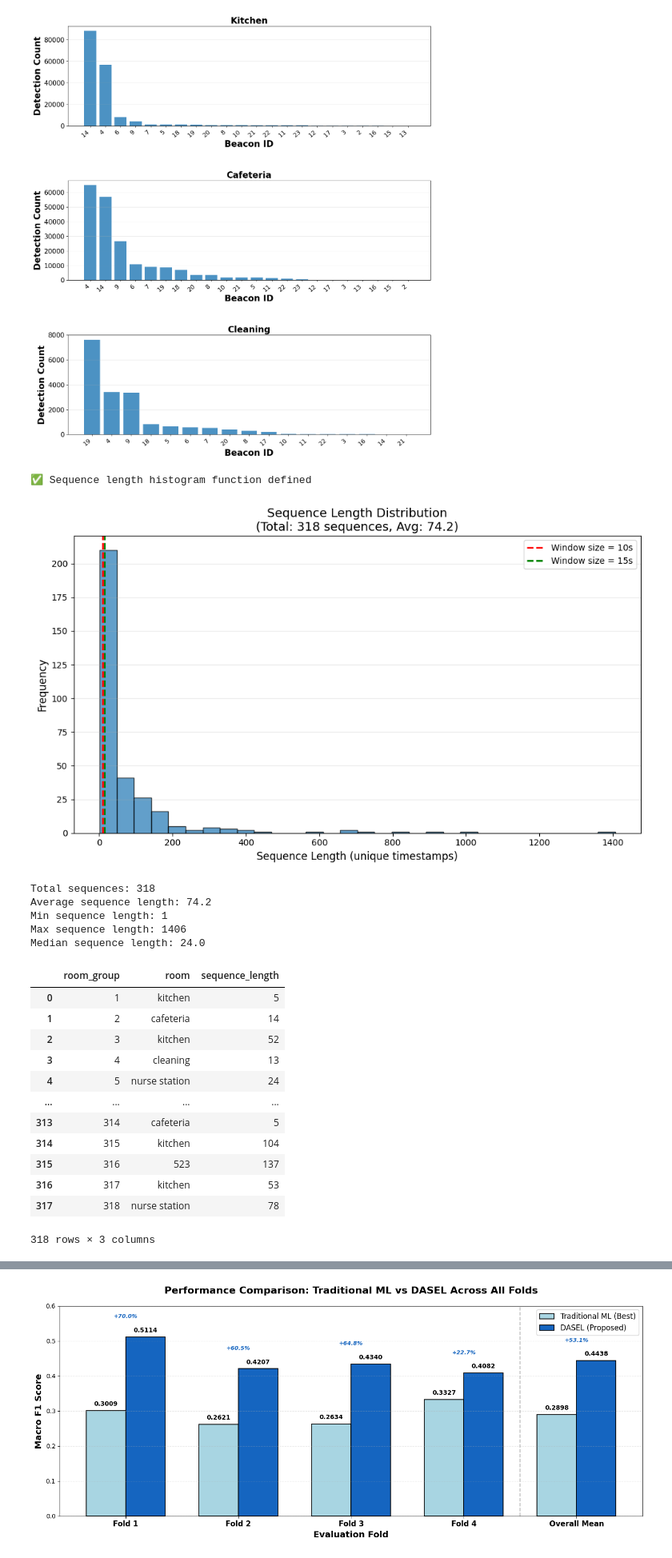
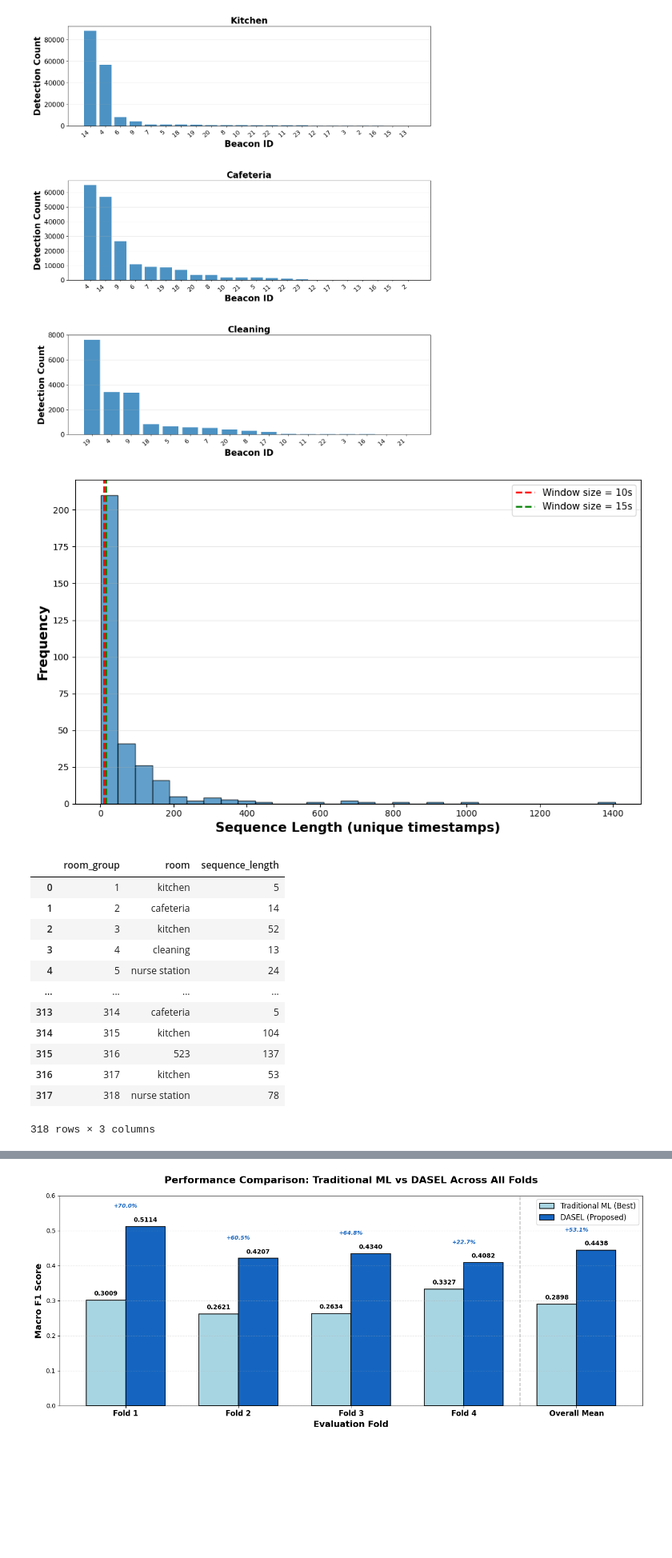
Before and after one commit to minhtrietcancode/abc-challenge-2026-location-classification, a Jupyter notebook: analysis/paper_materials.ipynb, the cells around one changed output, grey strips where cells are left out. Shown at 80% size. Cells and saved outputs as stored; diff of their text form; code cells hidden in the pictures; blank space fills up the shorter version.

Commit message:
fix figure 9

```diff
--- a/analysis/paper_materials.ipynb
+++ b/analysis/paper_materials.ipynb
@@ -112,11 +112,12 @@ plt.show()
 [figure]
 # %%
 import pandas as pd
+import matplotlib.pyplot as plt
+import os
+
 df = pd.read_csv('../cleaned_dataset/labelled_ble_data.csv')
 
-import matplotlib.pyplot as plt
-
-def plot_sequence_length_histogram(df):
+def plot_sequence_length_histogram(df, save_path='../paper_figures/sequence_length_histogram.png'):
     """
     Plot histogram of sequence lengths for a dataframe.
     A sequence is a consecutive group of rows with the same label/room.
@@ -135,67 +136,58 @@ def plot_sequence_length_histogram(df):
     # Create a copy to avoid modifying original
     df_copy = df.copy()
 
     # Sort by timestamp and create room_group column
     df_copy = df_copy.sort_values('timestamp').reset_index(drop=True)
     df_copy['room_group'] = (df_copy['room'] != df_copy['room'].shift()).cumsum()
 
     # Get unique sequences - count UNIQUE timestamps per room_group
     sequences = df_copy.groupby('room_group').agg({
         'room': 'first',
         'timestamp': 'nunique'  # Count unique timestamps, not total records
     }).reset_index()
     sequences.columns = ['room_group', 'room', 'sequence_length']
 
     # Plot histogram
     plt.figure(figsize=(10, 6))
     plt.hist(sequences['sequence_length'], bins=30, edgecolor='black', alpha=0.7)
 
     # Add vertical lines at x=10 and x=15
     plt.axvline(x=10, color='red', linestyle='--', linewidth=2, label='Window size = 10s')
     plt.axvline(x=15, color='green', linestyle='--', linewidth=2, label='Window size = 15s')
 
-    plt.xlabel('Sequence Length (unique timestamps)', fontsize=12)
-    plt.ylabel('Frequency', fontsize=12)
-    plt.title(f'Sequence Length Distribution\n(Total: {len(sequences)} sequences, Avg: {sequences["sequence_length"].mean():.1f})',
-              fontsize=14)
-    plt.legend(fontsize=10)
+    # Make axis labels bold and larger
+    plt.xlabel('Sequence Length (unique timestamps)', fontsize=15, fontweight='bold')
+    plt.ylabel('Frequency', fontsize=15, fontweight='bold')
+    # Remove title as requested
+    # plt.title(f'Sequence Length Distribution\n(Total: {len(sequences)} sequences, Avg: {sequences["sequence_length"].mean():.1f})', fontsize=14)
+    plt.legend(fontsize=11)
     plt.grid(axis='y', alpha=0.3)
     plt.tight_layout()
+
+    # Ensure the directory exists
+    save_dir = os.path.dirname(save_path)
+    os.makedirs(save_dir, exist_ok=True)
+    plt.savefig(save_path, bbox_inches='tight', dpi=300)
     plt.show()
-
-    # Print summary statistics
-    print(f"Total sequences: {len(sequences)}")
-    print(f"Average sequence length: {sequences['sequence_length'].mean():.1f}")
-    print(f"Min sequence length: {sequences['sequence_length'].min()}")
-    print(f"Max sequence length: {sequences['sequence_length'].max()}")
-    print(f"Median sequence length: {sequences['sequence_length'].median():.1f}")
 
     return sequences
 
-print("✅ Sequence length histogram function defined")
-
 plot_sequence_length_histogram(df)
 # %% [output]
+[figure, new version]
+|  | room_group | room | sequence_length |
+| 0 | 1 | kitchen | 5 |
+| 1 | 2 | cafeteria | 14 |
+| 2 | 3 | kitchen | 52 |
+| 3 | 4 | cleaning | 13 |
+| 4 | 5 | nurse station | 24 |
+| ... | ... | ... | ... |
+| 313 | 314 | cafeteria | 5 |
+| 314 | 315 | kitchen | 104 |
+| 315 | 316 | 523 | 137 |
+| 316 | 317 | kitchen | 53 |
+| 317 | 318 | nurse station | 78 |
-✅ Sequence length histogram function defined
+318 rows × 3 columns
-[figure, old version]
-Total sequences: 318
-Average sequence length: 74.2
-Min sequence length: 1
-Max sequence length: 1406
-Median sequence length: 24.0
-|  | room_group | room | sequence_length |
-| 0 | 1 | kitchen | 5 |
-| 1 | 2 | cafeteria | 14 |
-| 2 | 3 | kitchen | 52 |
-| 3 | 4 | cleaning | 13 |
-| 4 | 5 | nurse station | 24 |
-| ... | ... | ... | ... |
-| 313 | 314 | cafeteria | 5 |
-| 314 | 315 | kitchen | 104 |
-| 315 | 316 | 523 | 137 |
-| 316 | 317 | kitchen | 53 |
-| 317 | 318 | nurse station | 78 |
-318 rows × 3 columns
 # %%
 import pandas as pd
 import matplotlib.pyplot as plt
```
Also changed, not shown: 1 other file.
